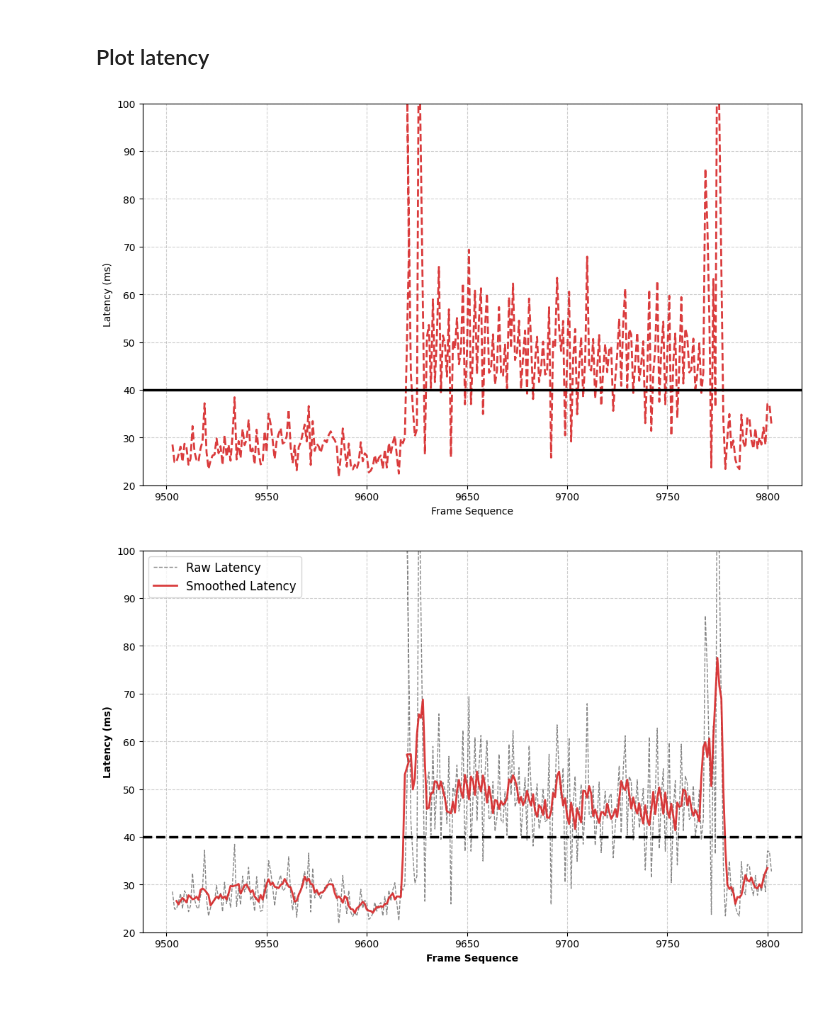
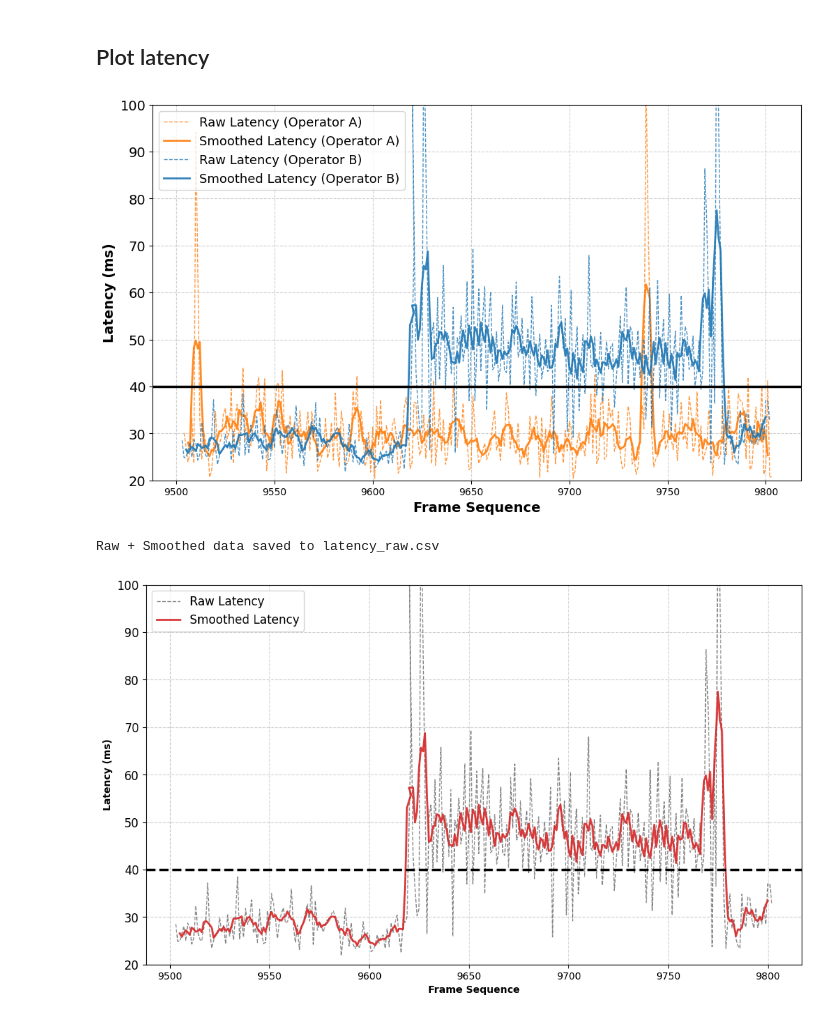
Before and after one commit to songmuheo/multipath, a Jupyter notebook: analyze_dataset.ipynb, the cells around one changed output. Saved outputs shown, nothing was run; the diff lists cells and outputs as text; code cells hidden in the pictures.

```diff
--- a/analyze_dataset.ipynb
+++ b/analyze_dataset.ipynb
@@ -276,11 +276,11 @@ BASE_FILEPATH = "/home/songmu/"
 SERVER_FILEPATH = BASE_FILEPATH + "multipath/server/logs/2025_02_17_13_57/"
 KT_LOG_FILEPATH = SERVER_FILEPATH + "kt_log.csv"
 LG_LOG_FILEPATH = SERVER_FILEPATH + "lg_log.csv"
-COMBINE_LOG_FILEPATH = SERVER_FILEPATH + "combine_log.csv"
+# COMBINE_LOG_FILEPATH = SERVER_FILEPATH + "combine_log.csv"
 
 kt_log_df = pd.read_csv(KT_LOG_FILEPATH, index_col=None)
 lg_log_df = pd.read_csv(LG_LOG_FILEPATH, index_col=None)
-combine_log_df = pd.read_csv(COMBINE_LOG_FILEPATH, index_col=None)
+# combine_log_df = pd.read_csv(COMBINE_LOG_FILEPATH, index_col=None)
 
 start = 9500
 end = 9800
@@ -291,49 +291,88 @@ kt_latencies = kt_log_df['network_latency_ms'][start:end]
 lg_sequence_numbers = lg_log_df['sequence_number'][start:end]
 lg_latencies = lg_log_df['network_latency_ms'][start:end]
 
-combine_sequence_numbers = combine_log_df['sequence_number'][start:end]
-combine_latencies = combine_log_df['network_latency_ms'][start:end]
+# combine_sequence_numbers = combine_log_df['sequence_number'][start:end]
+# combine_latencies = combine_log_df['network_latency_ms'][start:end]
 
-# ====== 여기부터 그래프 ======
-plt.figure(figsize=(12, 7))  # 그래프 크기 약간 키움
+# 이동평균 (window 5)
+window_size = 5
+lg_latencies_smooth = lg_latencies.rolling(window=window_size, center=True).mean()
+kt_latencies_smooth = kt_latencies.rolling(window=window_size, center=True).mean()
+# 색상 정의
+lg_raw_color      = '#1f77b4'  # LG 원본: 파란
+lg_smooth_color   = '#1f77b4'  # LG 스무스: 파란
+kt_raw_color      = '#ff7f0e'  # KT 원본: 주황
+kt_smooth_color   = '#ff7f0e'  # KT 스무스: 주황
 
-# KT 선 - 주석 처리
-# plt.plot(kt_sequence_numbers, kt_latencies,
-#          label='KT Latency', color='#1f77b4', linestyle='--', linewidth=1.5)
+plt.figure(figsize=(12, 7))
 
-# LG 선 - 점선(`--`), 마커(marker) 없음, 색 변경
+# 1. 원본 데이터 (LG / KT) — 회색이 아니라 각각의 색상 + 점선
+# 2. 이동평균 데이터 (LG / KT) — 실선
+# Operator A - LG, Operator B - KT
+
+plt.plot(kt_sequence_numbers, kt_latencies,
+         color=kt_raw_color, linestyle='--', linewidth=1.0, alpha=0.8,
+         label='Raw Latency (Operator A)')
+
+plt.plot(kt_sequence_numbers, kt_latencies_smooth,
+         color=kt_smooth_color, linestyle='-', linewidth=2.0, alpha=0.9,
+         label='Smoothed Latency (Operator A)')
 plt.plot(lg_sequence_numbers, lg_latencies,
-         label='LG Latency', color='#d62728', linestyle='--', linewidth=2.0, alpha=0.9)
+         color=lg_raw_color, linestyle='--', linewidth=1.0, alpha=0.8,
+         label='Raw Latency (Operator B)')
 
-# Combine 선 - 주석 처리
-# plt.plot(combine_sequence_numbers, combine_latencies,
-#          label='Combine Latency', color='#ff7f0e', linestyle='-.', linewidth=1.5)
+plt.plot(lg_sequence_numbers, lg_latencies_smooth,
+         color=lg_smooth_color, linestyle='-', linewidth=2.0, alpha=0.9,
+         label='Smoothed Latency (Operator B)')
+
+
+
 
 # y=40에 검정색 굵은 실선 추가
 plt.axhline(y=40, color='black', linestyle='-', linewidth=2.5)
 
 # y축 범위 설정
 plt.ylim(20, 100)
 
 # y축에 30, 40, 50 강조
 current_yticks = plt.yticks()[0]
 new_yticks = list(current_yticks) + [30, 40, 50]
 new_yticks = sorted(set(new_yticks))
 plt.yticks(new_yticks)
 
 # 레이블, 범례, 그리드
-plt.xlabel('Frame Sequence')
-plt.ylabel('Latency (ms)')
+plt.xlabel('Frame Sequence', fontweight = 'bold', fontsize = 14)
+plt.ylabel('Latency (ms)', fontweight = 'bold', fontsize = 14)
 # plt.legend()
 plt.grid(True, linestyle='--', alpha=0.6)
+plt.tick_params(axis='y', labelsize=14)
+
+# 범례 추가
+plt.legend(loc='upper left', fontsize=13)
 
 # 그래프 저장
-plt.savefig('/home/songmu/Pictures/latency_modified_v2.png', dpi=300, bbox_inches='tight')
+plt.savefig('latency.png', dpi=300, bbox_inches='tight')
 
 # 출력
 plt.show()
+
+# 9500~9800 구간 Raw + Smoothed 데이터 모두 CSV로 저장
+combined_data_df = pd.DataFrame({
+    'lg_sequence_number': lg_sequence_numbers.values,
+    'lg_raw_latency_ms': lg_latencies.values,
+    'lg_smoothed_latency_ms': lg_latencies_smooth.values,
+    'kt_sequence_number': kt_sequence_numbers.values,
+    'kt_raw_latency_ms': kt_latencies.values,
+    'kt_smoothed_latency_ms': kt_latencies_smooth.values
+})
+
+combined_csv_path = 'latency_raw.csv'
+combined_data_df.to_csv(combined_csv_path, index=False)
+
+print(f"Raw + Smoothed data saved to {combined_csv_path}")
 # %% [output]
-[figure, old version]
+[figure, new version]
+Raw + Smoothed data saved to latency_raw.csv
 # %%
 import pandas as pd
 import matplotlib.pyplot as plt
```
Also changed, not shown: parts of 2 cells of this notebook, 13 other files.
